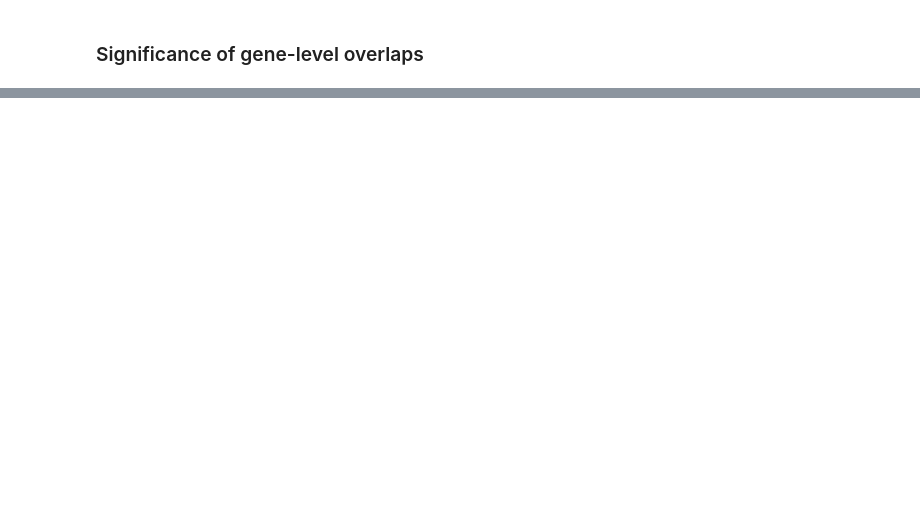
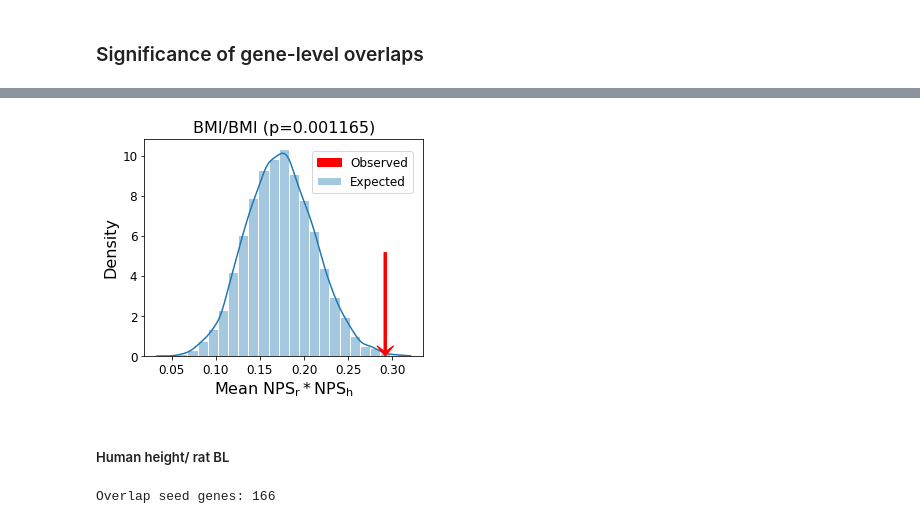
Before and after one commit to sarah-n-wright/CrossSpeciesBMI, a Jupyter notebook: Main Rat_Human.ipynb, the cells around one changed output, grey strips where cells are left out. Saved outputs shown, nothing was run; the diff lists cells and outputs as text; code cells hidden in the pictures; blank space fills up the shorter version.

```diff
--- a/Main Rat_Human.ipynb
+++ b/Main Rat_Human.ipynb
@@ -31,0 +181,2 @@ Seed or gene scores?
+# %%
+indiv_heats = netprop.get_individual_heats_matrix(w_prime, alpha=0.5)
@@ -31,0 +237,15 @@ Seed or gene scores?
+# %%
+if rerun_analysis:
+    pass
+else:
+    out_name = 'human_AR_'+mapper+'_'+adj_type
+    z_human_bin_AR=pd.read_csv(DATADIR+'z_'+out_name+'_'+str(num_reps)+'_reps.tsv',sep='\t',
+                            index_col='gene',names=['gene','z'], header=0)
+
+    out_name = 'human_BP1_'+mapper+'_'+adj_type
+    z_human_bin_BP1=pd.read_csv(DATADIR+'z_'+out_name+'_'+str(num_reps)+'_reps.tsv',sep='\t',
+                            index_col='gene',names=['gene','z'], header=0)
+
+    out_name = 'human_BP4_'+mapper+'_'+adj_type
+    z_human_bin_BP4=pd.read_csv(DATADIR+'z_'+out_name+'_'+str(num_reps)+'_reps.tsv',sep='\t',
+                            index_col='gene',names=['gene','z'], header=0)
@@ -53,0 +660,14 @@ Seed or gene scores?
+# %%
+
+plot_permutation_histogram(permuted_BMI, observed_BMI,'BMI/BMI', 'Mean $NPS_{r}*NPS_{h}$')
+plt.savefig(OUTDIR + "ratBMI_humanBMI_mean_NPS_histogram.png", bbox_inches="tight")
+# %% [output]
+[figure, added]
+# %% [markdown]
+##### Human height/ rat BL
+# %%
+observed_height, permuted_height = calculate_mean_z_score_distribution(z_dict['rBL'], z_dict['hHeight'],num_reps=1000,
+                                                                zero_double_negatives=False, overlap_control="bin",
+                                                             seed1=seed_dict['rBL'], seed2=seed_dict['hHeight'])
+# %% [output]
+Overlap seed genes: 166
```
Also changed, not shown: parts of 133 cells of this notebook, 21 other files.
